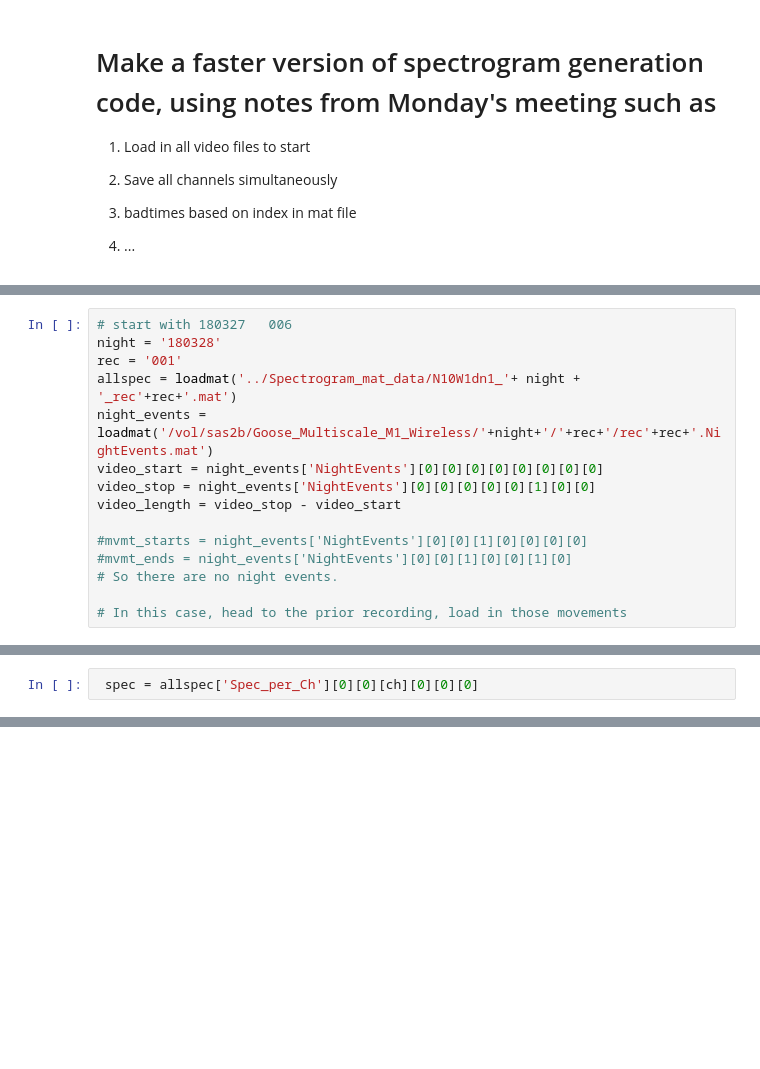
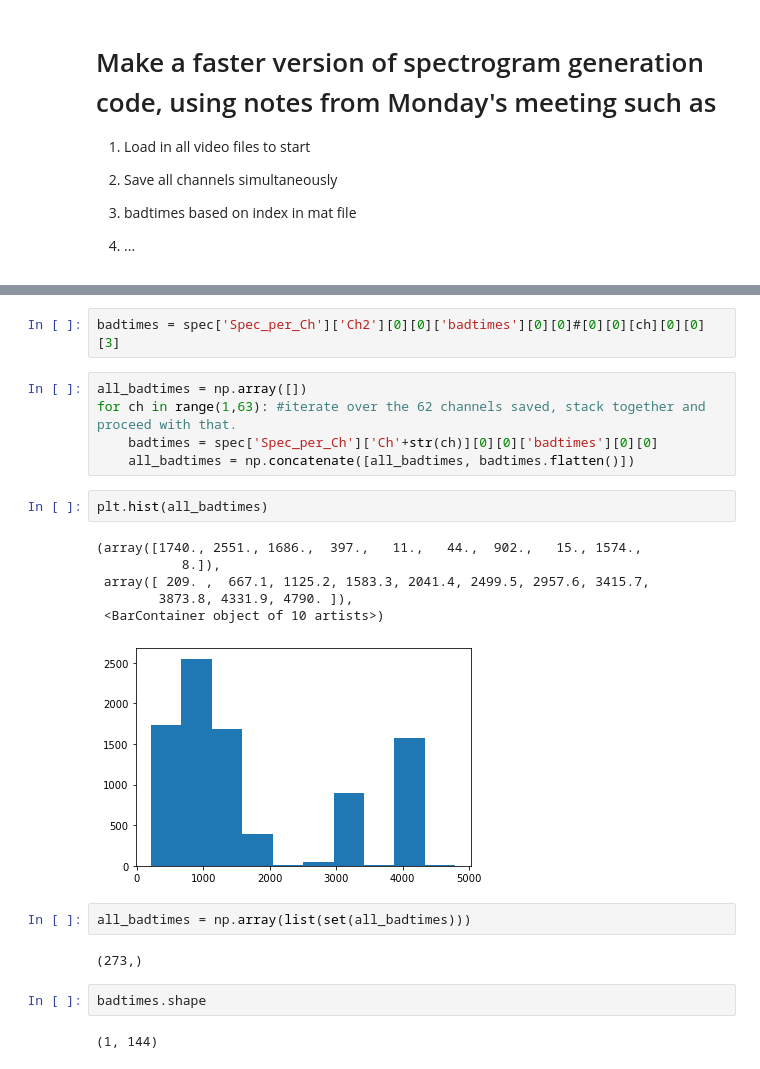
Before and after one commit to gdelfe/Deep_Learning_for_neural_decoding_of_spleep_awake_brain, a Jupyter notebook: notebooks/Load Spectrograms-Accelerated.ipynb, the cells around one changed output, grey strips where cells are left out. Drawn from its saved outputs; the diff is of its cells as text; blank space fills up the shorter version.

```diff
--- a/notebooks/Load Spectrograms-Accelerated.ipynb
+++ b/notebooks/Load Spectrograms-Accelerated.ipynb
@@ -539,15 +10,0 @@ So there are two possible failure cases
-# %%
-# start with 180327   006
-night = '180328'
-rec = '001'
-allspec = loadmat('../Spectrogram_mat_data/N10W1dn1_'+ night + '_rec'+rec+'.mat')
-night_events = loadmat('/vol/sas2b/Goose_Multiscale_M1_Wireless/'+night+'/'+rec+'/rec'+rec+'.NightEvents.mat')
-video_start = night_events['NightEvents'][0][0][0][0][0][0][0][0]
-video_stop = night_events['NightEvents'][0][0][0][0][0][1][0][0]
-video_length = video_stop - video_start
-
-#mvmt_starts = night_events['NightEvents'][0][0][1][0][0][0][0]
-#mvmt_ends = night_events['NightEvents'][0][0][1][0][0][1][0]
-# So there are no night events.
-
-# In this case, head to the prior recording, load in those movements
@@ -622,2 +10,0 @@ Rec 8 on 326, is there no movement or all movemnt? What should we say in this ca
-# %%
- spec = allspec['Spec_per_Ch'][0][0][ch][0][0][0]
@@ -635,0 +234,24 @@ len(os.listdir('data/sleeping/'))
+# %%
+badtimes = spec['Spec_per_Ch']['Ch2'][0][0]['badtimes'][0][0]#[0][0][ch][0][0][3]
+# %%
+all_badtimes = np.array([])
+for ch in range(1,63): #iterate over the 62 channels saved, stack together and proceed with that.
+    badtimes = spec['Spec_per_Ch']['Ch'+str(ch)][0][0]['badtimes'][0][0]
+    all_badtimes = np.concatenate([all_badtimes, badtimes.flatten()])
+# %%
+plt.hist(all_badtimes)
+# %% [output]
+(array([1740., 2551., 1686.,  397.,   11.,   44.,  902.,   15., 1574.,
+           8.]),
+ array([ 209. ,  667.1, 1125.2, 1583.3, 2041.4, 2499.5, 2957.6, 3415.7,
+        3873.8, 4331.9, 4790. ]),
+ <BarContainer object of 10 artists>)
+[figure, added]
+# %%
+all_badtimes = np.array(list(set(all_badtimes)))
+# %% [output]
+(273,)
+# %%
+badtimes.shape
+# %% [output]
+(1, 144)
```
Also changed, not shown: parts of 73 cells of this notebook.
